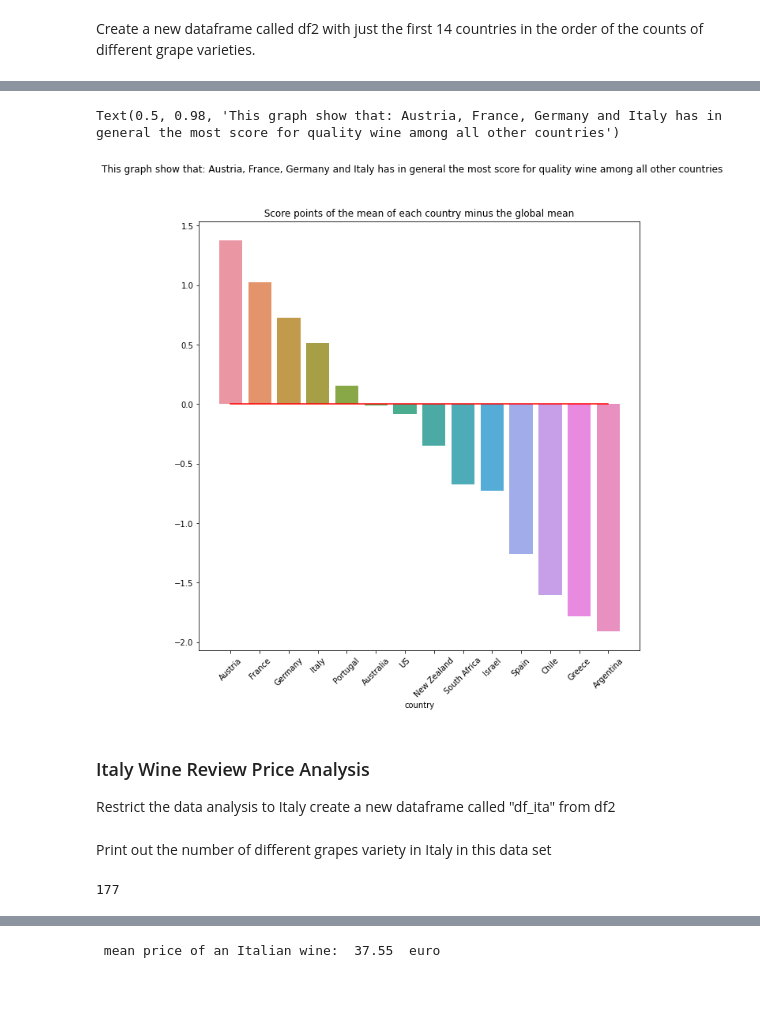
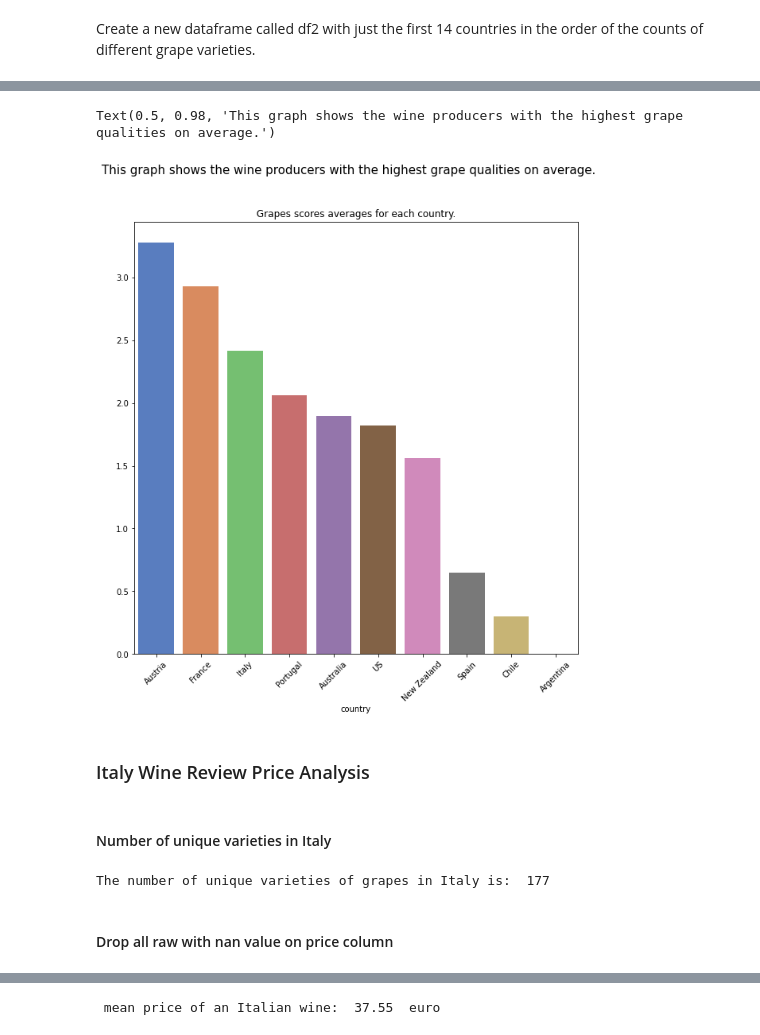
Before and after one commit to erma0x/wine-data-analysis, a Jupyter notebook: wine_review_code.ipynb, the cells around one changed output, grey strips where cells are left out. Saved outputs shown, nothing was run; the diff lists cells and outputs as text; code cells hidden in the pictures; blank space fills up the shorter version.

```diff
--- a/wine_review_code.ipynb
+++ b/wine_review_code.ipynb
@@ -133,8 +92,7 @@ Create a new dataframe called df2 with just the first 14 countries
 in the order of the counts of different grape varieties.
 # %%
 order = df['country'].value_counts().index  # extract the index
-order = order[:14]                          # take the first 14 values
-
+order = order[:10]                          # take the first 14 values
 df2 = df[df.country.isin(order)]            # create new dataframe
 df2.country.unique()                        # print out all different countries in the new dataset
 # %% [output]
@@ -179,4 +111,4 @@ The normalization is: for each i, calculate ( x_i - x_mean )
 # %%
-gr_df2 = df2.groupby("country").points.mean() - df2.points.mean()
+gr_df = df2.groupby("country").points.mean()
+gr_df2 = df2.groupby("country").points.mean() - min(gr_df2)#- df2.points.mean() # The normalization: ( x - mean )
 gr_df2 = gr_df2.sort_values(ascending=False)
-gr_df2
@@ -200,24 +115,22 @@ Name: points, dtype: float64
 # %%
 plt.figure( figsize=(10,10) )
 sns.set_palette("muted")
 sns.barplot(gr_df2.index, gr_df2.values)
 plt.xticks(rotation=45)
-plt.plot(np.arange(len(gr_df2)) , np.zeros(len(gr_df2)) , color ='red')
-plt.title(' Score points of the mean of each country minus the global mean ')
-plt.suptitle('This graph show that: Austria, France, Germany and Italy has in general the most score for quality wine among all other countries')
+plt.title(' Grapes scores averages for each country. ',fontsize=12)
+plt.suptitle('This graph shows the wine producers with the highest grape qualities on average.', fontsize=15)
 # %% [output]
-Text(0.5, 0.98, 'This graph show that: Austria, France, Germany and Italy has in general the most score for quality wine among all other countries')
+Text(0.5, 0.98, 'This graph shows the wine producers with the highest grape qualities on average.')
-[figure, old version]
+[figure, new version]
 # %% [markdown]
 ### Italy Wine Review Price Analysis
-Restrict the data analysis to Italy
-create a new dataframe called "df_ita" from df2
+# %% [markdown]
+#### Number of unique varieties in Italy
 # %%
 df_ita = df[df['country']=='Italy'] # select the dataframe
+print("The number of unique varieties of grapes in Italy is: ",df_ita['variety'].nunique() )
+# %% [output]
+The number of unique varieties of grapes in Italy is:  177
-# %% [markdown]
-Print out the number of different grapes variety in Italy in this data set
-# %%
-df_ita['variety'].nunique()
-# %% [output]
-177
+# %% [markdown]
+#### Drop all raw with nan value on price column
 # %%
```
Also changed, not shown: parts of 50 cells of this notebook, 3 other files.
